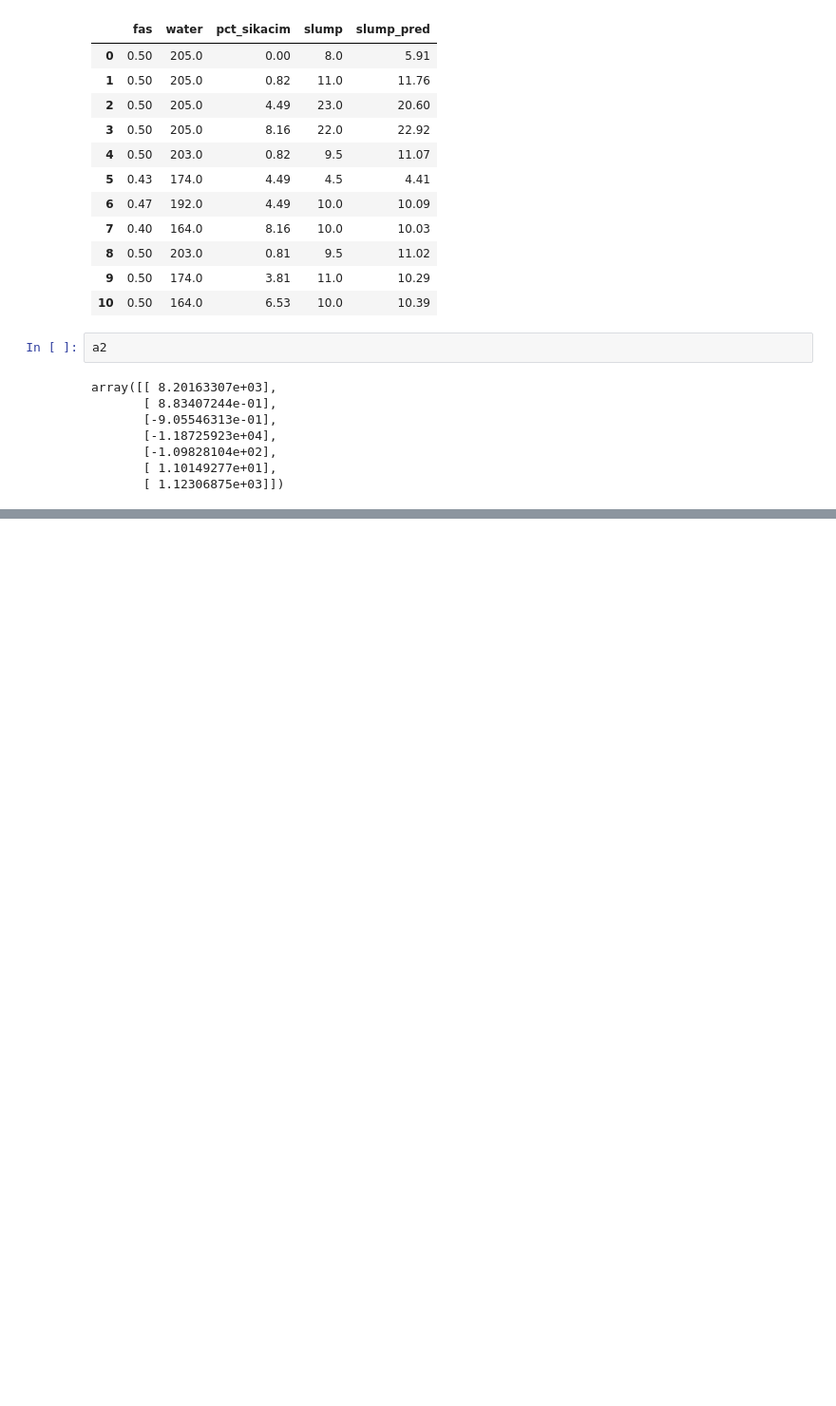
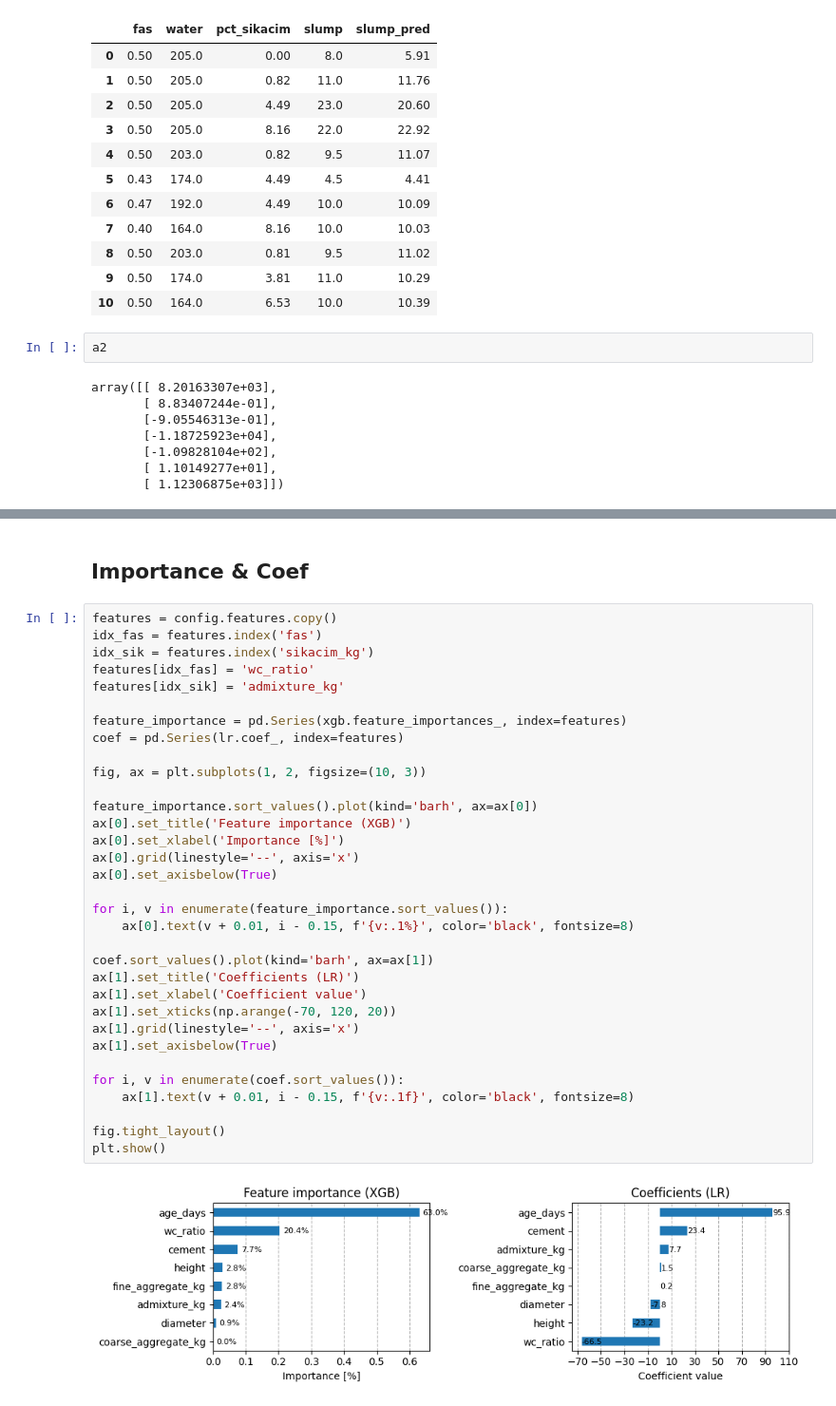
Before and after one commit to hyperforest/mix-design-project, a Jupyter notebook: notebooks/sandbox.ipynb, the cells around one changed output, grey strips where cells are left out. Shown at 95% size. Saved outputs shown, nothing was run; the diff lists cells and outputs as text; blank space fills up the shorter version.

```diff
--- a/notebooks/sandbox.ipynb
+++ b/notebooks/sandbox.ipynb
@@ -796,0 +989,37 @@ array([[ 8.20163307e+03],
+# %% [markdown]
+## Importance & Coef
+# %%
+features = config.features.copy()
+idx_fas = features.index('fas')
+idx_sik = features.index('sikacim_kg')
+features[idx_fas] = 'wc_ratio'
+features[idx_sik] = 'admixture_kg'
+
+feature_importance = pd.Series(xgb.feature_importances_, index=features)
+coef = pd.Series(lr.coef_, index=features)
+
+fig, ax = plt.subplots(1, 2, figsize=(10, 3))
+
+feature_importance.sort_values().plot(kind='barh', ax=ax[0])
+ax[0].set_title('Feature importance (XGB)')
+ax[0].set_xlabel('Importance [%]')
+ax[0].grid(linestyle='--', axis='x')
+ax[0].set_axisbelow(True)
+
+for i, v in enumerate(feature_importance.sort_values()):
+    ax[0].text(v + 0.01, i - 0.15, f'{v:.1%}', color='black', fontsize=8)
+
+coef.sort_values().plot(kind='barh', ax=ax[1])
+ax[1].set_title('Coefficients (LR)')
+ax[1].set_xlabel('Coefficient value')
+ax[1].set_xticks(np.arange(-70, 120, 20))
+ax[1].grid(linestyle='--', axis='x')
+ax[1].set_axisbelow(True)
+
+for i, v in enumerate(coef.sort_values()):
+    ax[1].text(v + 0.01, i - 0.15, f'{v:.1f}', color='black', fontsize=8)
+
+fig.tight_layout()
+plt.show()
+# %% [output]
+[figure, added]
```
Also changed, not shown: parts of 14 cells of this notebook, 1 other file.
